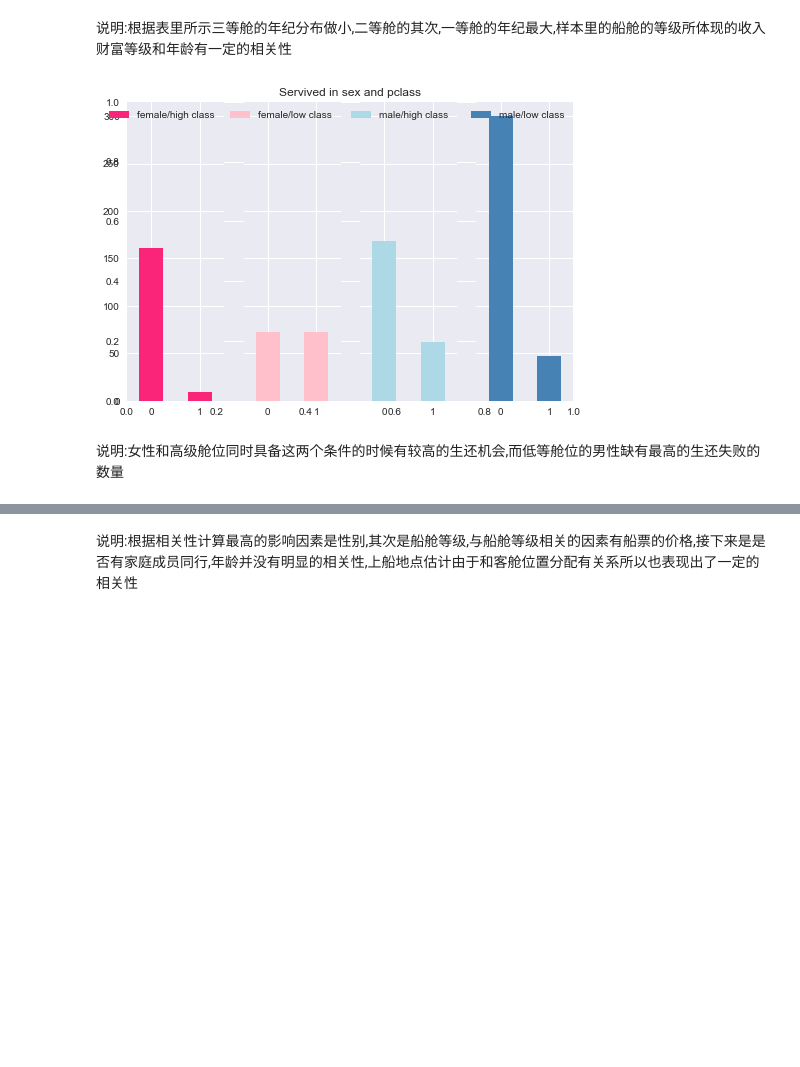
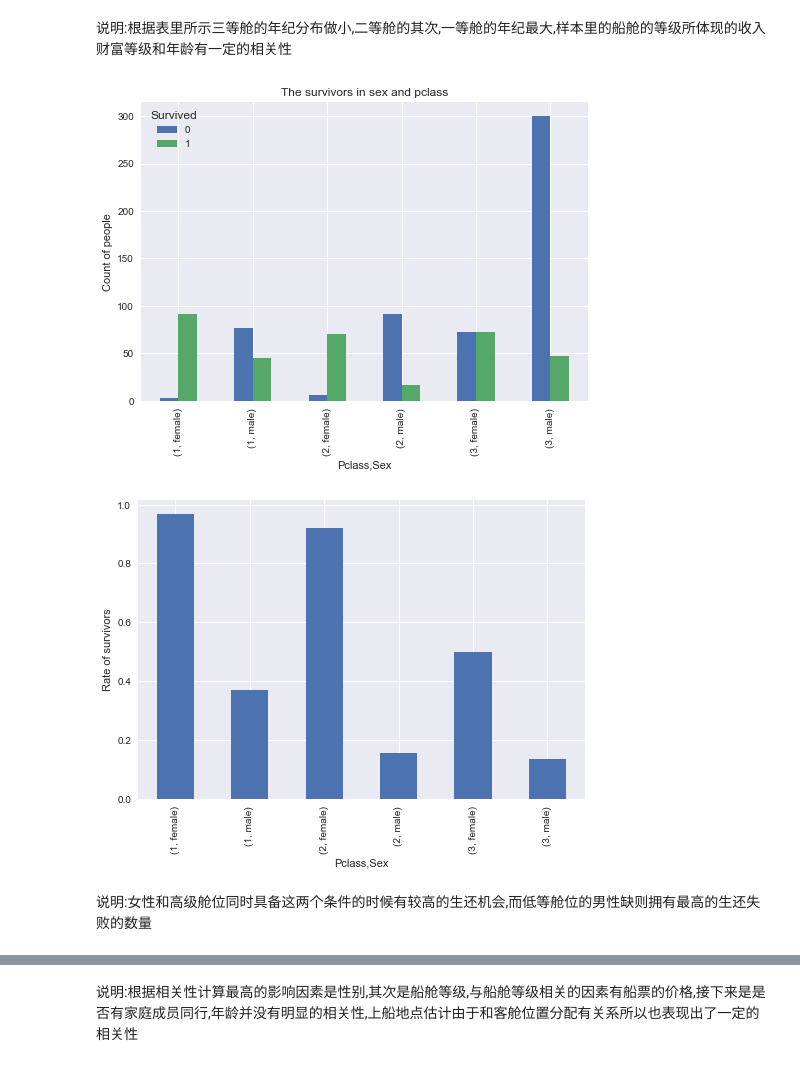
Before and after one commit to xueweiyema/titanic_analysis, a Jupyter notebook: titanic.ipynb, the cells around one changed output, grey strips where cells are left out. Cells and saved outputs as stored; diff of their text form; code cells hidden in the pictures; blank space fills up the shorter version.

```diff
--- a/titanic.ipynb
+++ b/titanic.ipynb
@@ -232,35 +233,19 @@ plt.show()
 # %% [markdown]
 说明:根据表里所示三等舱的年纪分布做小,二等舱的其次,一等舱的年纪最大,样本里的船舱的等级所体现的收入财富等级和年龄有一定的相关性
-# %%
- #各种舱级别情况下各性别的获救情况
-fig=plt.figure()
-plt.title(u"Servived in sex and pclass")
-
-ax1=fig.add_subplot(141)
-df.Survived[df.Sex == 'female'][df.Pclass != 3].value_counts().plot(kind='bar', label="female highclass", color='#FA2479')
-ax1.set_xticklabels([u"0", u"1"], rotation=0)
-ax1.legend([u"female/high class"], loc='best')
-
-ax2=fig.add_subplot(142, sharey=ax1)
-df.Survived[df.Sex == 'female'][df.Pclass == 3].value_counts().plot(kind='bar', label='female, low class', color='pink')
-ax2.set_xticklabels([u"0", u"1"], rotation=0)
-plt.legend([u"female/low class"], loc='best')
-
-ax3=fig.add_subplot(143, sharey=ax1)
-df.Survived[df.Sex == 'male'][df.Pclass != 3].value_counts().plot(kind='bar', label='male, high class',color='lightblue')
-ax3.set_xticklabels([u"0", u"1"], rotation=0)
-plt.legend([u"male/high class"], loc='best')
-
-ax4=fig.add_subplot(144, sharey=ax1)
-df.Survived[df.Sex == 'male'][df.Pclass == 3].value_counts().plot(kind='bar', label='male low class', color='steelblue')
-ax4.set_xticklabels([u"0", u"1"], rotation=0)
-plt.legend([u"male/low class"], loc='best')
-
-plt.show()
-# %% [output]
-[figure, removed]
+# %%
+ #各种舱级别情况下各性别的获救情况
+df.groupby(['Pclass','Sex','Survived'])['Survived'].count().unstack().plot(kind='bar')
+plt.title('The survivors in sex and pclass')
+plt.ylabel('Count of survivors')
+plt.show()
+plt.ylabel('rate of survivors')
+df.groupby(['Pclass','Sex'])['Survived'].mean().plot(kind='bar')
+plt.show()
+# %% [output]
+[figure, added]
+[figure, added]
 # %% [markdown]
-说明:女性和高级舱位同时具备这两个条件的时候有较高的生还机会,而低等舱位的男性缺有最高的生还失败的数量
+说明:女性和高级舱位同时具备这两个条件的时候有较高的生还机会,而低等舱位的男性缺则拥有最高的生还失败的数量
 # %%
 # 将字符型的样本数据转换为数值型做关联性计算,获取每个因素所占的相关性比重
 df['Gender'] = df['Sex'].map( {'female': 0, 'male': 1} ).astype(int)
```
Also changed, not shown: parts of 6 cells of this notebook.
